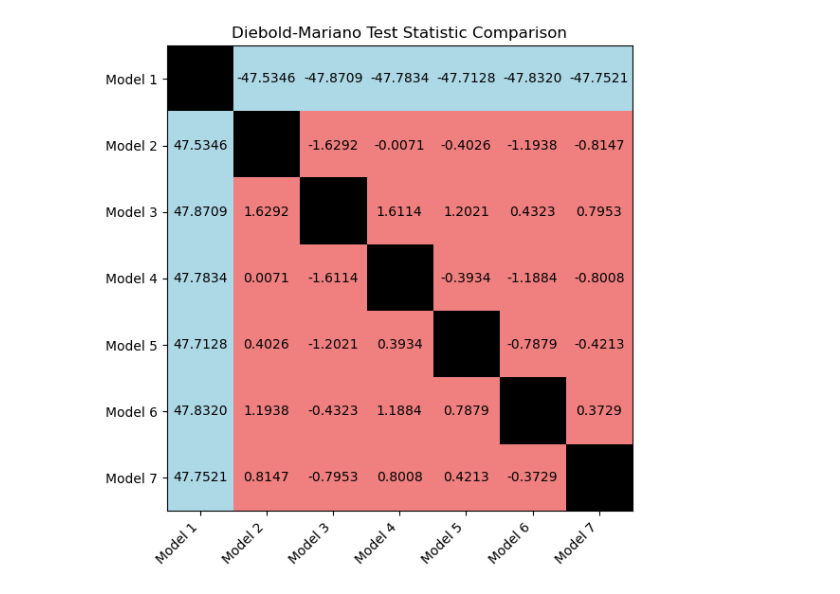
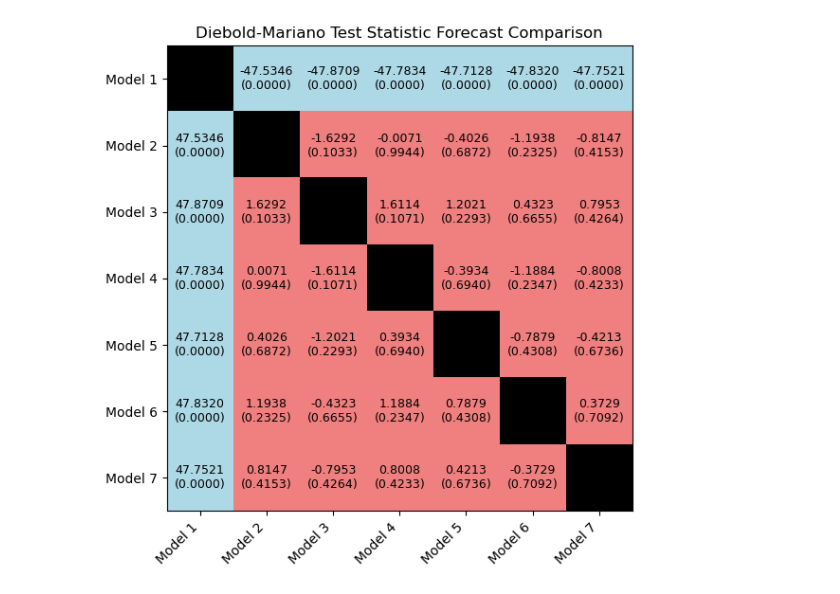
Before and after one commit to peterravn/Seminar-Adv-Finance, a Jupyter notebook: 7. Diebold-Mariano test.ipynb, the cells around one changed output. Cells and saved outputs as stored; diff of their text form; code cells hidden in the pictures.

Commit message:
Diebold-Mariano test for forecast accuracy

```diff
--- a/7. Diebold-Mariano test.ipynb
+++ b/7. Diebold-Mariano test.ipynb
@@ -2,7 +2,8 @@
 import numpy as np
 import pandas as pd
 import matplotlib.pyplot as plt
-import seaborn as sns
+from matplotlib.colors import ListedColormap
+from scipy.stats import norm
 
 # Define the Newey-West bandwidth function
 def newey_west_bandwidth(T):
@@ -38,7 +39,10 @@ def diebold_mariano_test(actual, forecast1, forecast2, loss="squared", significa
     # Diebold-Mariano statistic
     dm_stat = d_mean / np.sqrt(hac_var / T)
 
-    return dm_stat
+    # p-value for two-sided test
+    p_value = 2 * (1 - norm.cdf(np.abs(dm_stat)))
+
+    return dm_stat, p_value
 # %%
 # Generate forecasts and actual values
 np.random.seed(123)
@@ -52,24 +56,22 @@ forecast5 = np.random.normal(0, 2, Horizon)
 forecast6 = np.random.normal(0, 2, Horizon)
 forecast7 = np.random.normal(0, 2, Horizon)
 # %%
-import numpy as np
-import pandas as pd
-import matplotlib.pyplot as plt
-from matplotlib.colors import ListedColormap
 
 # List of forecasts
 forecasts = [forecast1, forecast2, forecast3, forecast4, forecast5, forecast6, forecast7]
 forecast_names = ['Model 1', 'Model 2', 'Model 3', 'Model 4', 'Model 5', 'Model 6', 'Model 7']
 
-# Create an empty matrix to store the test statistics
+# Create an empty matrix to store the test statistics and p-values
 dm_matrix = np.zeros((len(forecasts), len(forecasts)))
+p_value_matrix = np.zeros((len(forecasts), len(forecasts)))
 
-# Fill the matrix with Diebold-Mariano test statistics
+# Fill the matrix with Diebold-Mariano test statistics and p-values
 for i in range(len(forecasts)):
     for j in range(len(forecasts)):
         if i != j:
-            # Get only the test statistic (not the full dictionary)
-            dm_matrix[i, j] = diebold_mariano_test(actual, forecasts[i], forecasts[j])
+            dm_stat, p_value = diebold_mariano_test(actual, forecasts[i], forecasts[j])
+            dm_matrix[i, j] = dm_stat
+            p_value_matrix[i, j] = p_value
 
 # Convert the matrix to a DataFrame for better readability
 dm_df = pd.DataFrame(dm_matrix, index=forecast_names, columns=forecast_names)
@@ -89,33 +91,36 @@ for i in range(dm_matrix.shape[0]):
         if i != j:
             if np.abs(dm_matrix[i, j]) <= critical_value:
                 color_matrix[i, j] = 0  # light grey for in-range values
             else:
                 color_matrix[i, j] = 1  # dark grey for out-of-range values
         else:
             color_matrix[i, j] = 2  # black for diagonal elements
 
 # Define custom colormap: 0 for lightred, 1 for lightblue, and 2 for black
 cmap = ListedColormap(['lightcoral', 'lightblue', 'black'])
 
 # Create the heatmap using plt
 plt.figure(figsize=(8, 6))
 
 # Create the matrix plot using imshow, with the custom color mapping
 cax = plt.imshow(color_matrix, cmap=cmap, interpolation='nearest')
 
 # Add annotations
 for i in range(dm_matrix.shape[0]):
     for j in range(dm_matrix.shape[1]):
         if i != j:  # Don't annotate the diagonal
-            plt.text(j, i, f"{dm_matrix[i, j]:.4f}", ha='center', va='center', color='black', fontsize=10)
+            dm_stat = dm_matrix[i, j]
+            p_value = p_value_matrix[i, j]
+            # Annotate with test statistic and p-value underneath in smaller font
+            plt.text(j, i, f"{dm_stat:.4f}\n({p_value:.4f})", ha='center', va='center', color='black', fontsize=9)
 
 # Add labels
 plt.xticks(np.arange(len(forecast_names)), forecast_names, rotation=45, ha="right")
 plt.yticks(np.arange(len(forecast_names)), forecast_names)
 
 # Title and show plot
-plt.title("Diebold-Mariano Test Statistic Comparison")
+plt.title("Diebold-Mariano Test Statistic Forecast Comparison")
 plt.tight_layout()  # Ensure everything fits well
 plt.show()
 # %% [output]
-[figure, old version]
+[figure, new version]
```
